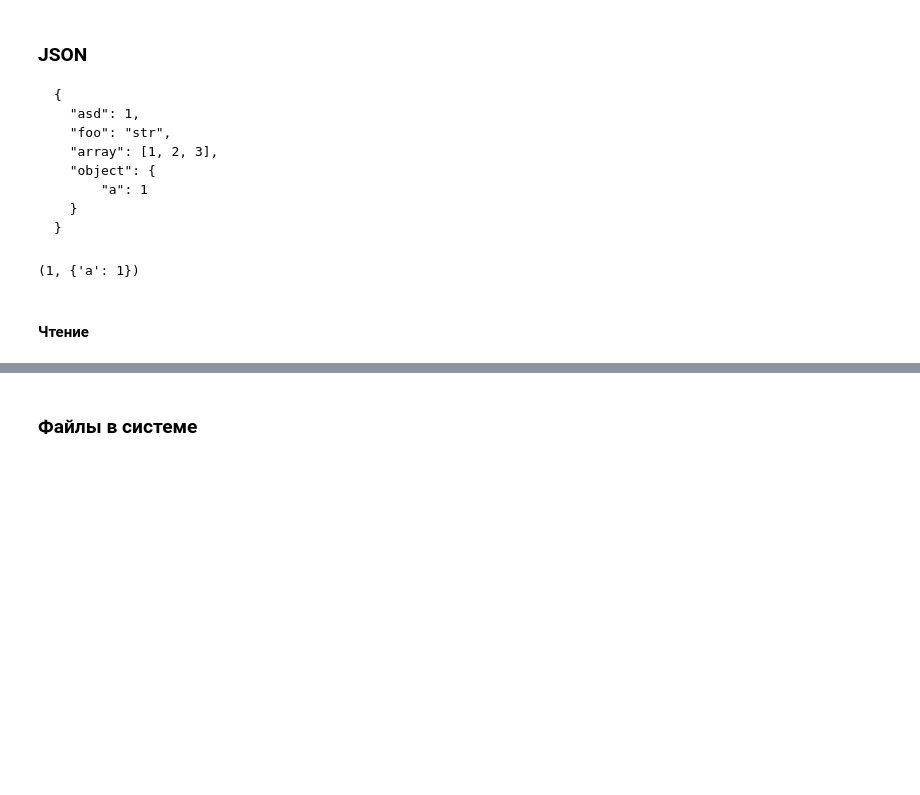
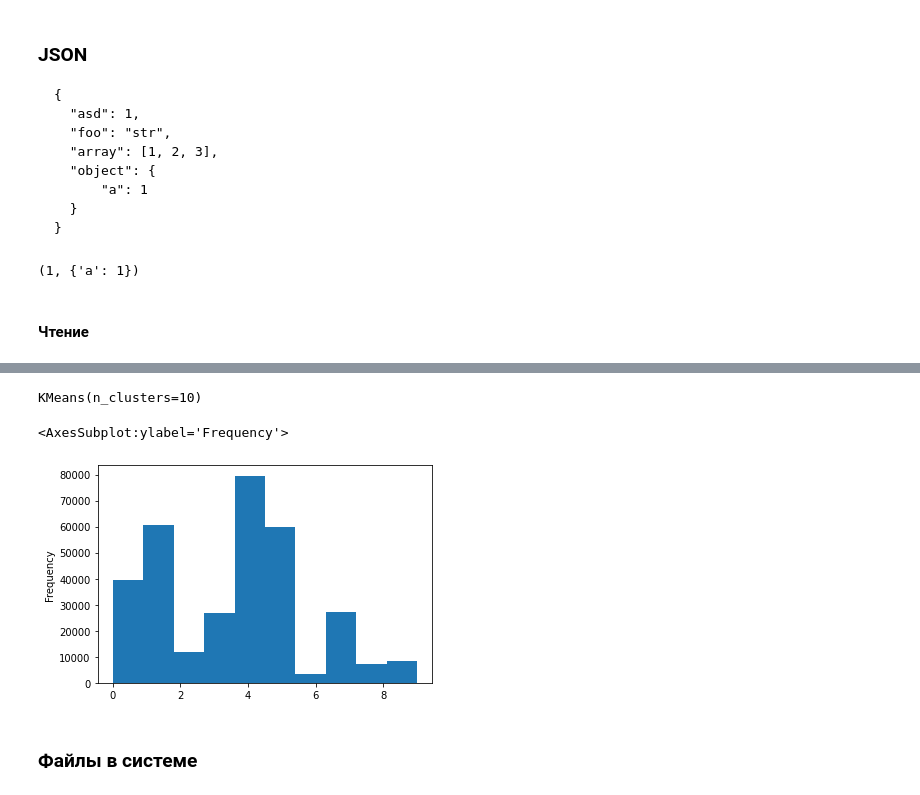
Before and after one commit to EgorovM/wsr2021, a Jupyter notebook: Untitled.ipynb, the cells around one changed output, grey strips where cells are left out. Drawn from its saved outputs; the diff is of its cells as text; code cells hidden in the pictures; blank space fills up the shorter version.

```diff
--- a/Untitled.ipynb
+++ b/Untitled.ipynb
@@ -85,3 +75,17 @@ general_df
+# %%
+knn = KMeans(n_clusters=10)
+knn.fit(general_df[['lat', 'lon']].dropna())
+# %% [output]
+KMeans(n_clusters=10)
+# %%
+general_df.dropna(inplace=True)
+# %%
+general_df['cluster'] = knn.predict(general_df[['lat', 'lon']])
+# %%
+general_df.cluster.plot.hist()
+# %% [output]
+<AxesSubplot:ylabel='Frequency'>
+[figure, added]
 # %% [markdown]
 ### Файлы в системе
 # %%
```
Also changed, not shown: parts of 22 cells of this notebook, 3 other files.
